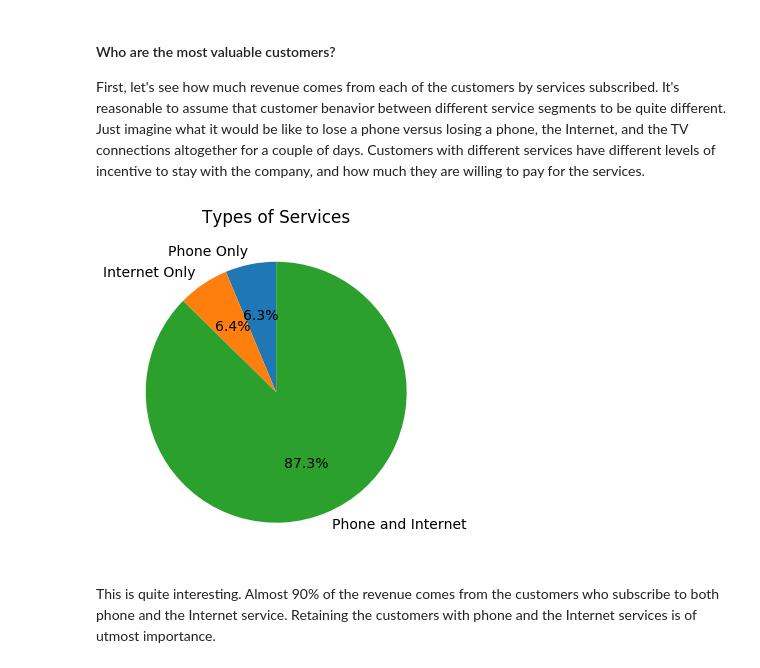
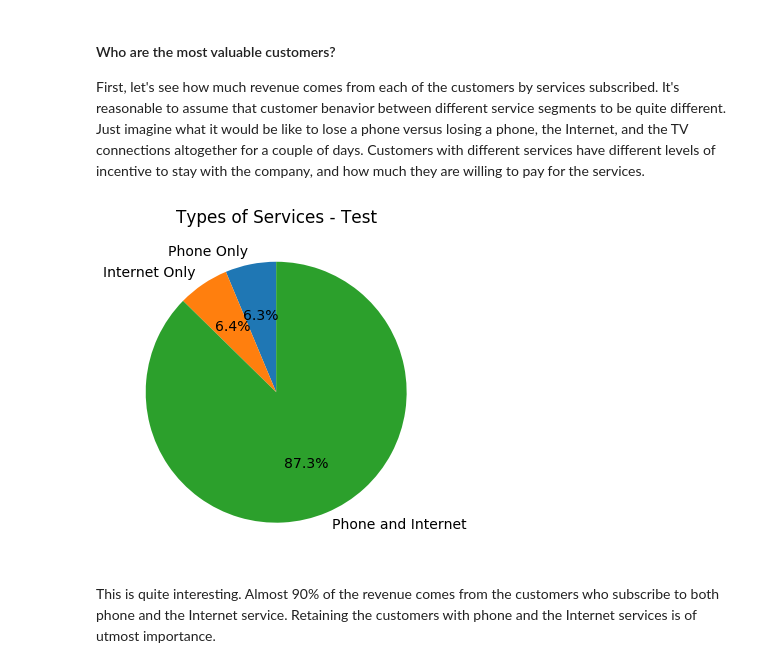
Before and after one commit to keigito/Telco_EDA, a Jupyter notebook: Telco_Customer_Churn.ipynb, the cells around one changed output. Drawn from its saved outputs; the diff is of its cells as text; code cells hidden in the pictures.

Commit message:
refactor: refectored the pie plot function

```diff
--- a/Telco_Customer_Churn.ipynb
+++ b/Telco_Customer_Churn.ipynb
@@ -201,17 +201,23 @@ revenue_services_labels.append("Internet Only")
 revenue_services.append(df[(df["InternetService"] != "No") & (df["PhoneService"] == "Yes")]["TotalCharges"].sum())
 revenue_services_labels.append("Phone and Internet")
 # %%
-plt.rcParams.update({'font.size': 14})
-plt.rcParams.update({'figure.figsize': [10, 6]})
-fig = plt.figure()
+def make_pie_chart(data, labels, title, font_size=10, fig_sizes=[6.0, 4.0], save_fig=False, file_name=""):
+    plt.rcParams.update({'font.size': font_size})
+    plt.rcParams.update({'figure.figsize': fig_sizes})
 
-ax = fig.add_subplot(111)
-ax.pie(revenue_services, labels=revenue_services_labels, startangle=90, autopct='%1.1f%%')
-ax.set_title("Types of Services")
-plt.savefig("1_RevenueBySegment.png")
-plt.show()
+    fig = plt.figure()
+
+    ax = fig.add_subplot(111)
+    ax.pie(data, labels=labels, startangle=90, autopct='%1.1f%%')
+    ax.set_title(title)
+    if save_fig == True:
+        plt.savefig(file_name)
+    plt.show()
+    return None
-# %% [output]
-[figure, removed]
+# %%
+make_pie_chart(revenue_services, revenue_services_labels, "Types of Services - Test", 14, [10, 6], True, "test2.png")
+# %% [output]
+[figure, added]
 # %% [markdown]
 This is quite interesting. Almost 90% of the revenue comes from the customers who subscribe to both phone and the Internet service. Retaining the customers with phone and the Internet services is of utmost importance.
 # %% [markdown]
```
